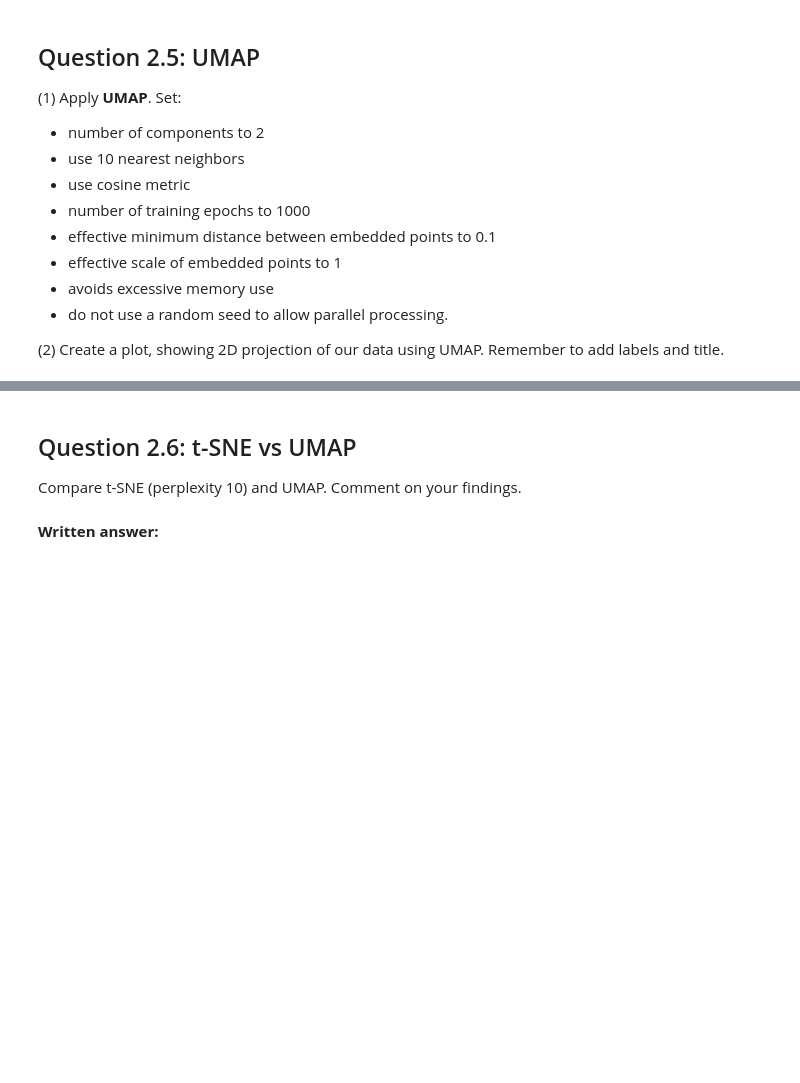
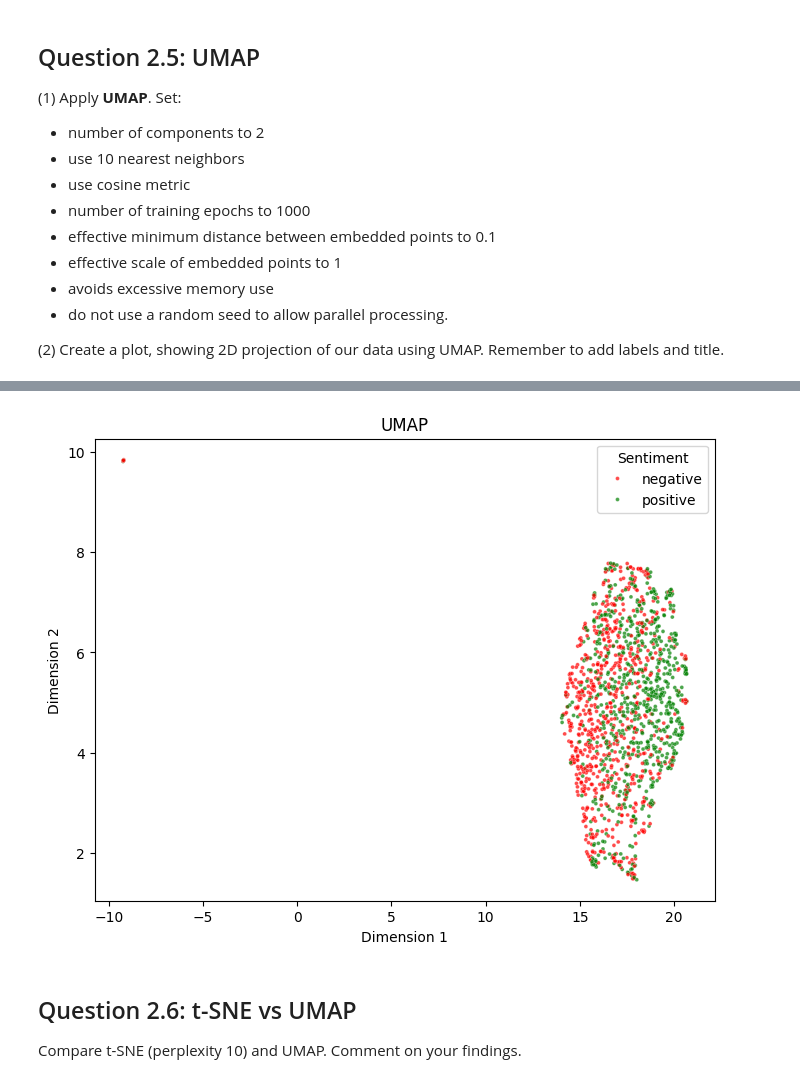
Before and after one commit to emilyberlinghoff/DS3000, a Jupyter notebook: Homework 7 - Dimensionality Reduction/251287809_H07.ipynb, the cells around one changed output, grey strips where cells are left out. Drawn from its saved outputs; the diff is of its cells as text; code cells hidden in the pictures; blank space fills up the shorter version.

```diff
--- a/Homework 7 - Dimensionality Reduction/251287809_H07.ipynb
+++ b/Homework 7 - Dimensionality Reduction/251287809_H07.ipynb
@@ -263,0 +421,18 @@ Written answer: Compare the two projections. Which projection would you think se
+# %%
+# Set UMAP parameters
+umap_params = {
+  "n_components": 2, # Project into 2D
+  "n_neighbors": 10, # 10 nearest neighbours
+  "metric": "cosine", # Use cosine similarity
+  "n_epochs": 1000, # Number of training epochs
+  "min_dist": 0.1, # Minimum distance between embedded points
+  "spread": 1,      # Effective scale of embedded points
+  "verbose": True,
+  "set_op_mix_ratio": 1
+}
+
+# Convert TF-IDF matrix to dense dormat for UMAP
+tfidf_matrix_dense = tfidf_matrix.toarray()
+
+# Apply UMAP
+umap_embedding = umap.UMAP(**umap_params).fit_transform(tfidf_matrix_dense)
@@ -264,6 +457,22 @@ Written answer: Compare the two projections. Which projection would you think se
+# %%
+# Plot results
+plt.figure(figsize=(8, 6))
+sns.scatterplot(
+  x=umap_embedding[:, 0],
+  y=umap_embedding[:, 1],
+  hue=df["Sentiment"],
+  palette= sns.color_palette(["red", "green"]),
+  alpha=0.7,
+  s=8
+)
+plt.title("UMAP")
+plt.xlabel("Dimension 1")
+plt.ylabel("Dimension 2")
+plt.legend(title="Sentiment", loc="best")
+plt.show()
+# %% [output]
+[figure, added]
 # %% [markdown]
 ## Question 2.6: t-SNE vs UMAP
 
 Compare t-SNE (perplexity 10) and UMAP. Comment on your findings.
-# %% [markdown]
-**Written answer:**
```
Also changed, not shown: parts of 23 cells of this notebook.
